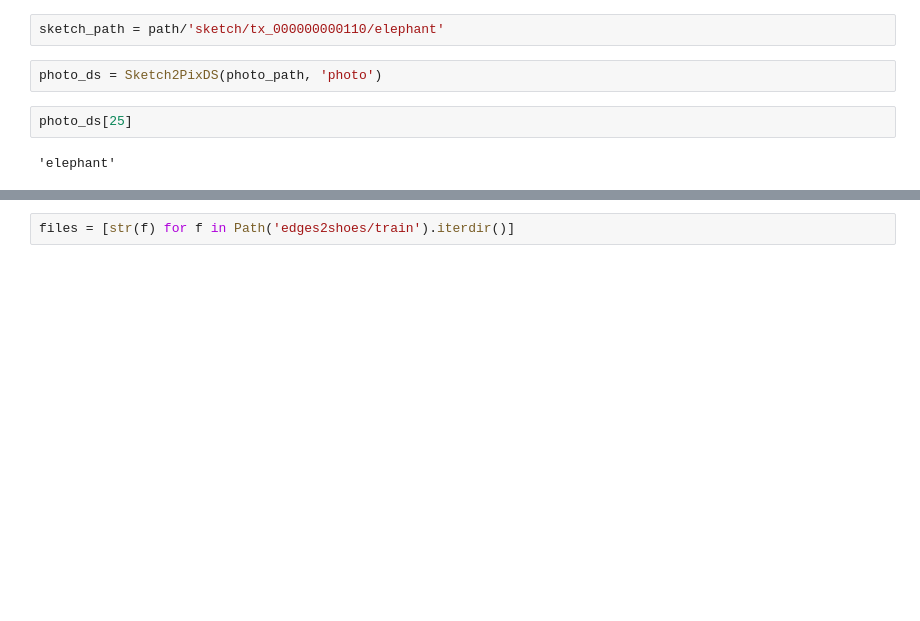
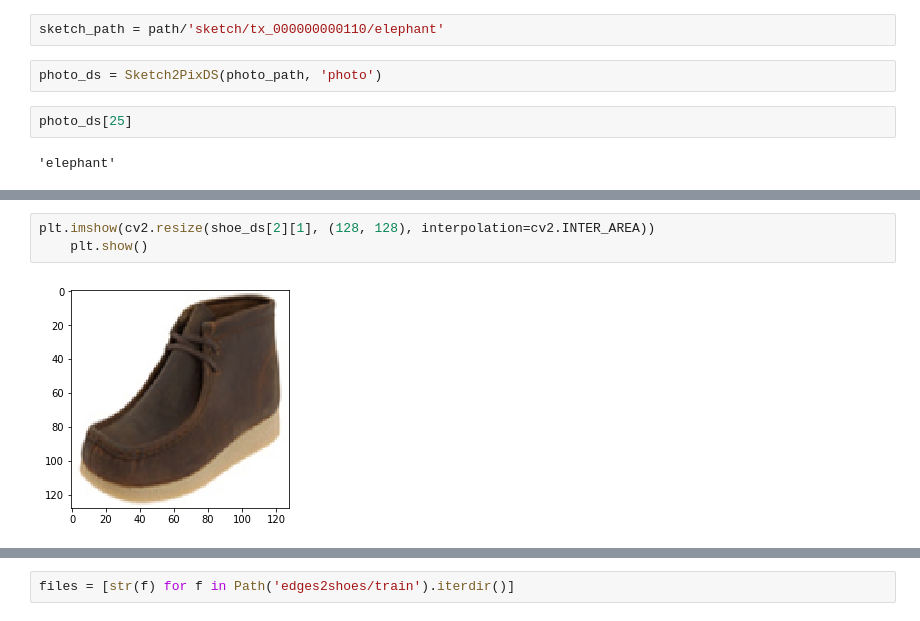
Before and after one commit to hdmamin/GAN-architectures, a Jupyter notebook: dev.ipynb, the cells around one changed output, grey strips where cells are left out. Cells and saved outputs as stored; diff of their text form; blank space fills up the shorter version.

```diff
--- a/dev.ipynb
+++ b/dev.ipynb
@@ -59,0 +101,5 @@ photo_ds[25]
+# %%
+plt.imshow(cv2.resize(shoe_ds[2][1], (128, 128), interpolation=cv2.INTER_AREA))
+    plt.show()
+# %% [output]
+[figure, added]
```
Also changed, not shown: parts of 21 cells of this notebook, 3 other files.
